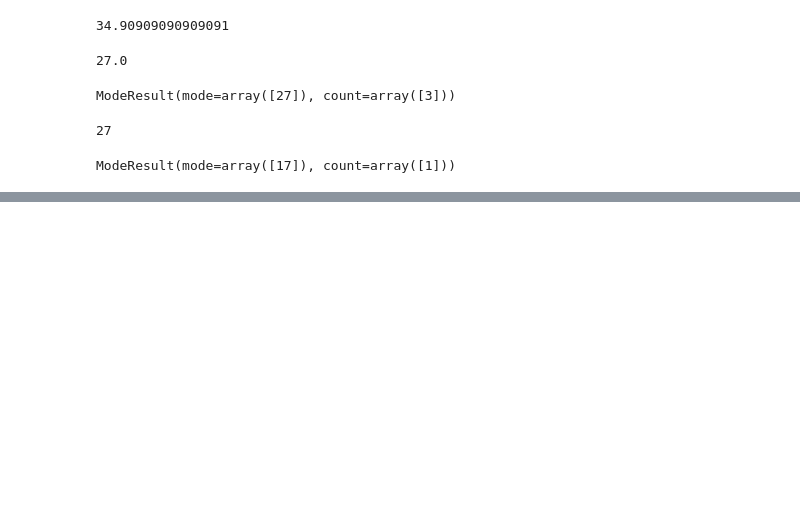
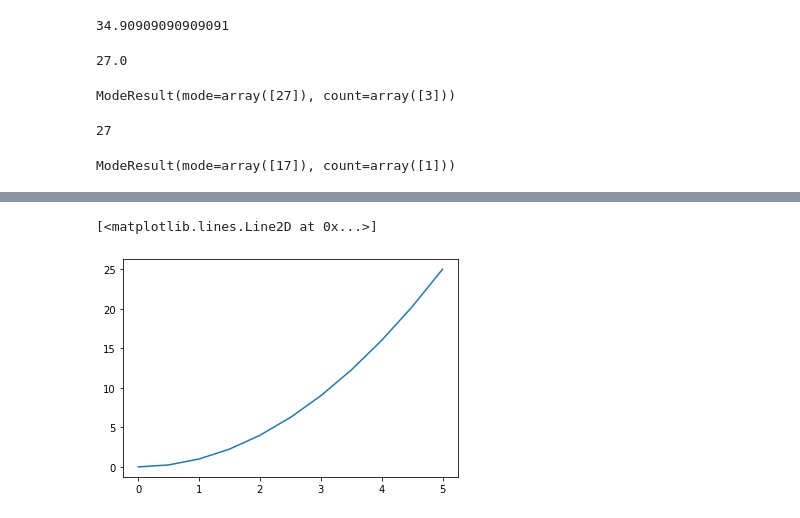
Before and after one commit to EnginKosure/Jupyter_nb, a Jupyter notebook: statistics2.ipynb, the cells around one changed output, grey strips where cells are left out. Drawn from its saved outputs; the diff is of its cells as text; code cells hidden in the pictures; blank space fills up the shorter version.

```diff
--- a/statistics2.ipynb
+++ b/statistics2.ipynb
@@ -26,0 +72,5 @@ ModeResult(mode=array([17]), count=array([1]))
+# %%
+plt.plot(xx,y)
+# %% [output]
+[<matplotlib.lines.Line2D at 0x...>]
+[figure, added]
```
Also changed, not shown: parts of 18 cells of this notebook.
